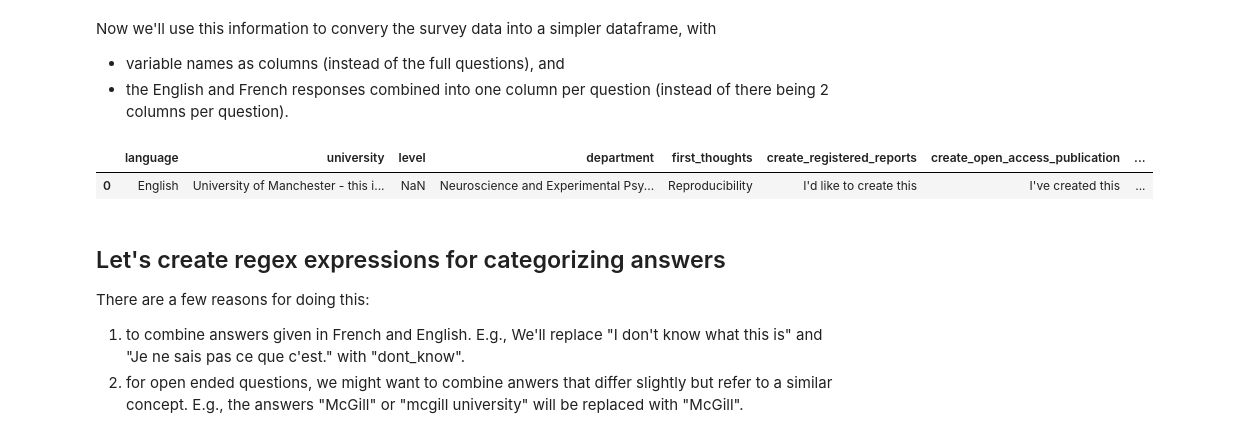
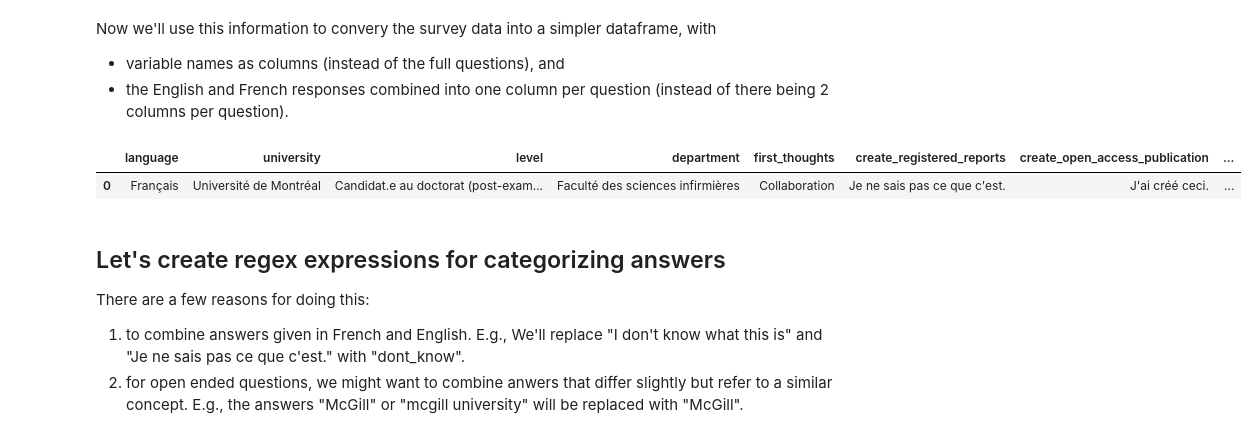
Before and after one commit to koudyk/OSOH_old, a Jupyter notebook: survey/analysis.ipynb, the cells around one changed output. Saved outputs shown, nothing was run; the diff lists cells and outputs as text; code cells hidden in the pictures.

```diff
--- a/survey/analysis.ipynb
+++ b/survey/analysis.ipynb
@@ -30,9 +30,9 @@ If you scroll to the right, you can read all of the questions in the survey and
 survey = pd.read_csv("Doing Open Science in Grad School.csv",
                      dtype=str)
 ##########################################
-# non_pilot_data = np.arange(7, len(survey))
-# survey = survey.iloc[non_pilot_data]
-# survey.reset_index(drop=True, inplace=True)
+non_pilot_data = np.arange(7, len(survey))
+survey = survey.iloc[non_pilot_data]
+survey.reset_index(drop=True, inplace=True)
 print("We have %d responses" % len(survey))
 
 pd.set_option('display.max_columns', None)
@@ -69,18 +69,18 @@ Now we'll use this information to convery the survey data into a simpler datafra
 # %%
 df = pd.DataFrame(columns=list(cols.index))
 for col in list(cols.index):
     en, fr = cols.loc[col]
     df[col] = survey[en].fillna(survey[fr])
 
 ################################
-df["language"] = df["language"].fillna("English")
-df = df[df["language"] == "English"]
+# df["language"] = df["language"].fillna("English")
+# df = df[df["language"] == "English"]
 
 
 df.head(1)
 # %% [output]
 |  | language | university | level | department | first_thoughts | create_registered_reports | create_open_access_publication | ... |
-| 0 | English | University of Manchester - this i... | NaN | Neuroscience and Experimental Psy... | Reproducibility | I'd like to create this | I've created this | ... |
+| 0 | Français | Université de Montréal | Candidat.e au doctorat (post-exam... | Faculté des sciences infirmières | Collaboration | Je ne sais pas ce que c'est. | J'ai créé ceci. | ... |
 # %% [markdown]
 ## Let's create regex expressions for categorizing answers
 
```
Also changed, not shown: parts of 18 cells of this notebook, 1 other file.
